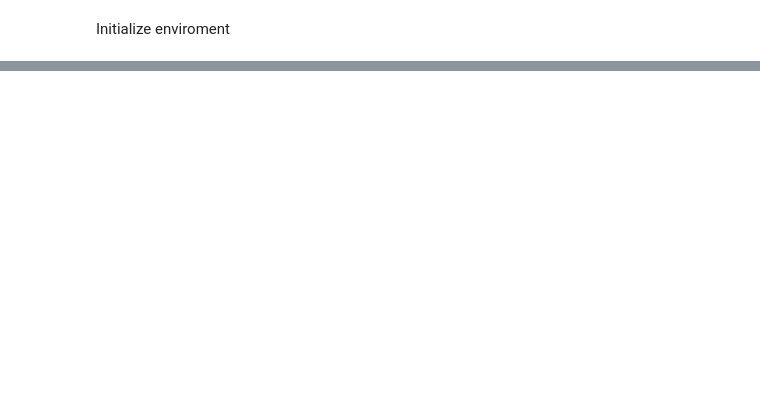
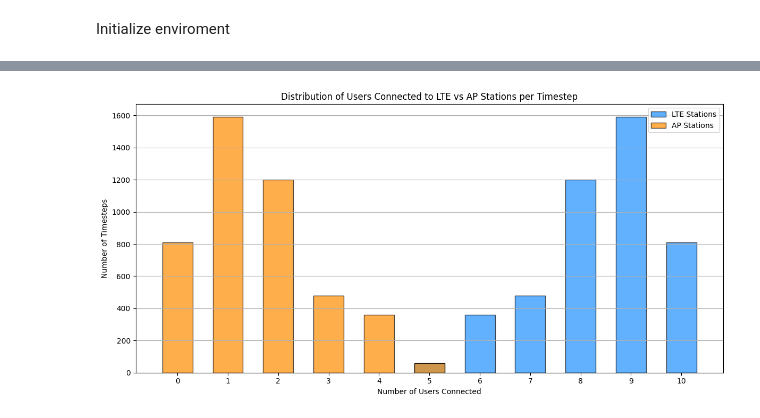
Before and after one commit to AlvaroSolana/DQN_RAT_Selection, a Jupyter notebook: test.ipynb, the cells around one changed output, grey strips where cells are left out. Cells and saved outputs as stored; diff of their text form; code cells hidden in the pictures; blank space fills up the shorter version.

```diff
--- a/test.ipynb
+++ b/test.ipynb
@@ -183,0 +185,40 @@ plot_reward(rewards)
+# %%
+import matplotlib.pyplot as plt
+from collections import Counter
+import numpy as np
+
+n_users = rat_env.n_users  # number of users
+
+# Count users connected to LTE/AP per timestep
+lte_counts_per_timestep = [sum(1 for a in action if a.item() <= 3) for action in actions]
+ap_counts_per_timestep = [sum(1 for a in action if a.item() > 3) for action in actions]
+
+# Count frequency of each number of users connected
+lte_freq = Counter(lte_counts_per_timestep)
+ap_freq = Counter(ap_counts_per_timestep)
+
+# Prepare data for bar plot
+x = np.arange(n_users + 1)  # from 0 to n_users
+
+lte_values = [lte_freq.get(i, 0) for i in x]
+ap_values = [ap_freq.get(i, 0) for i in x]
+
+width = 0.6  # bar width
+
+fig, ax = plt.subplots(figsize=(12, 6))
+
+ax.bar(x, lte_values, width, label='LTE Stations', color='dodgerblue', alpha=0.7, edgecolor='black')
+ax.bar(x, ap_values, width, label='AP Stations', color='darkorange', alpha=0.7, edgecolor='black')
+
+# Labeling
+ax.set_xticks(x)
+ax.set_xlabel('Number of Users Connected')
+ax.set_ylabel('Number of Timesteps')
+ax.set_title('Distribution of Users Connected to LTE vs AP Stations per Timestep')
+ax.legend()
+ax.grid(axis='y')
+
+plt.tight_layout()
+plt.show()
+# %% [output]
+[figure, added]
```
Also changed, not shown: parts of 11 cells of this notebook, 2 other files.
